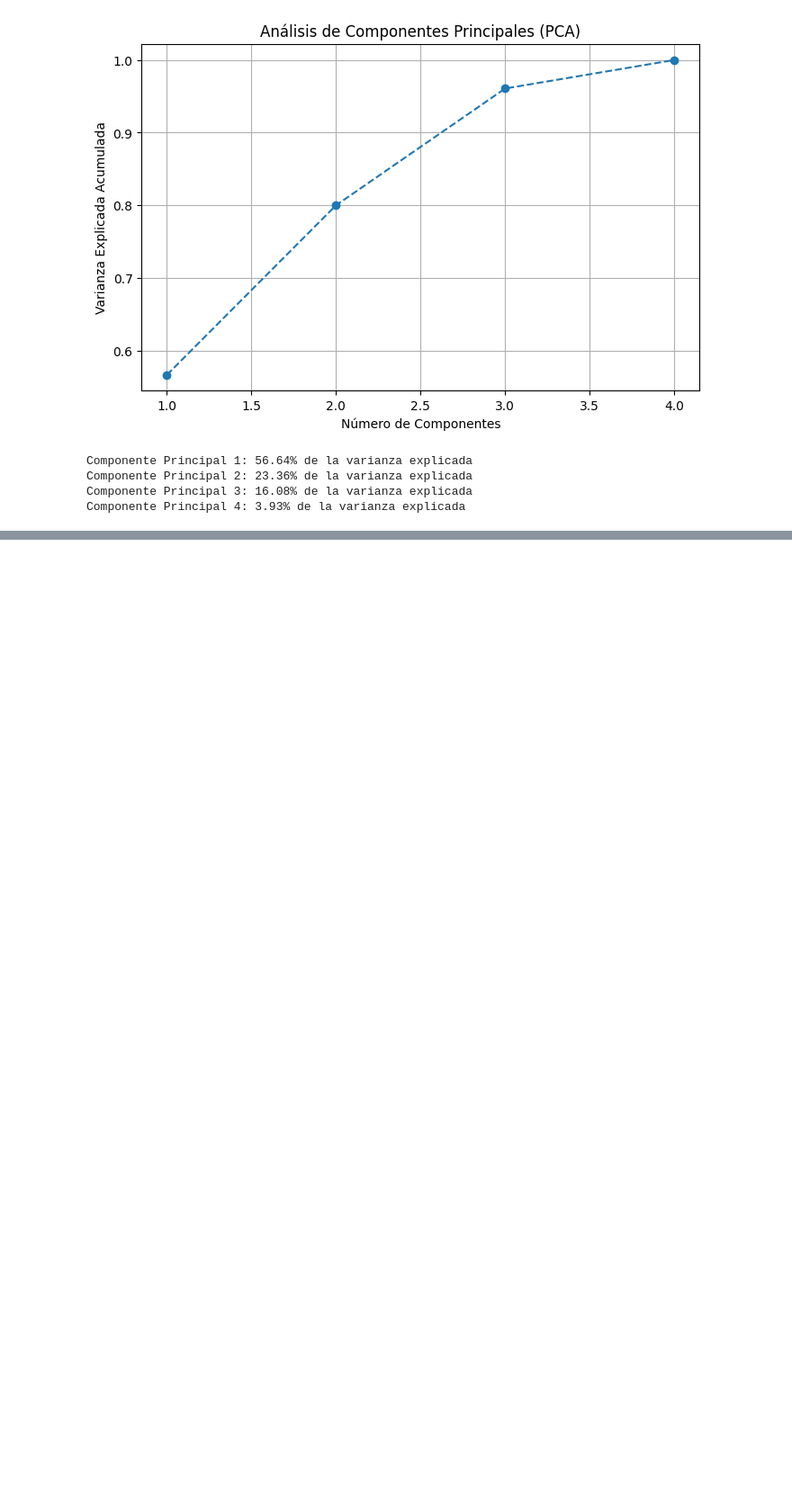
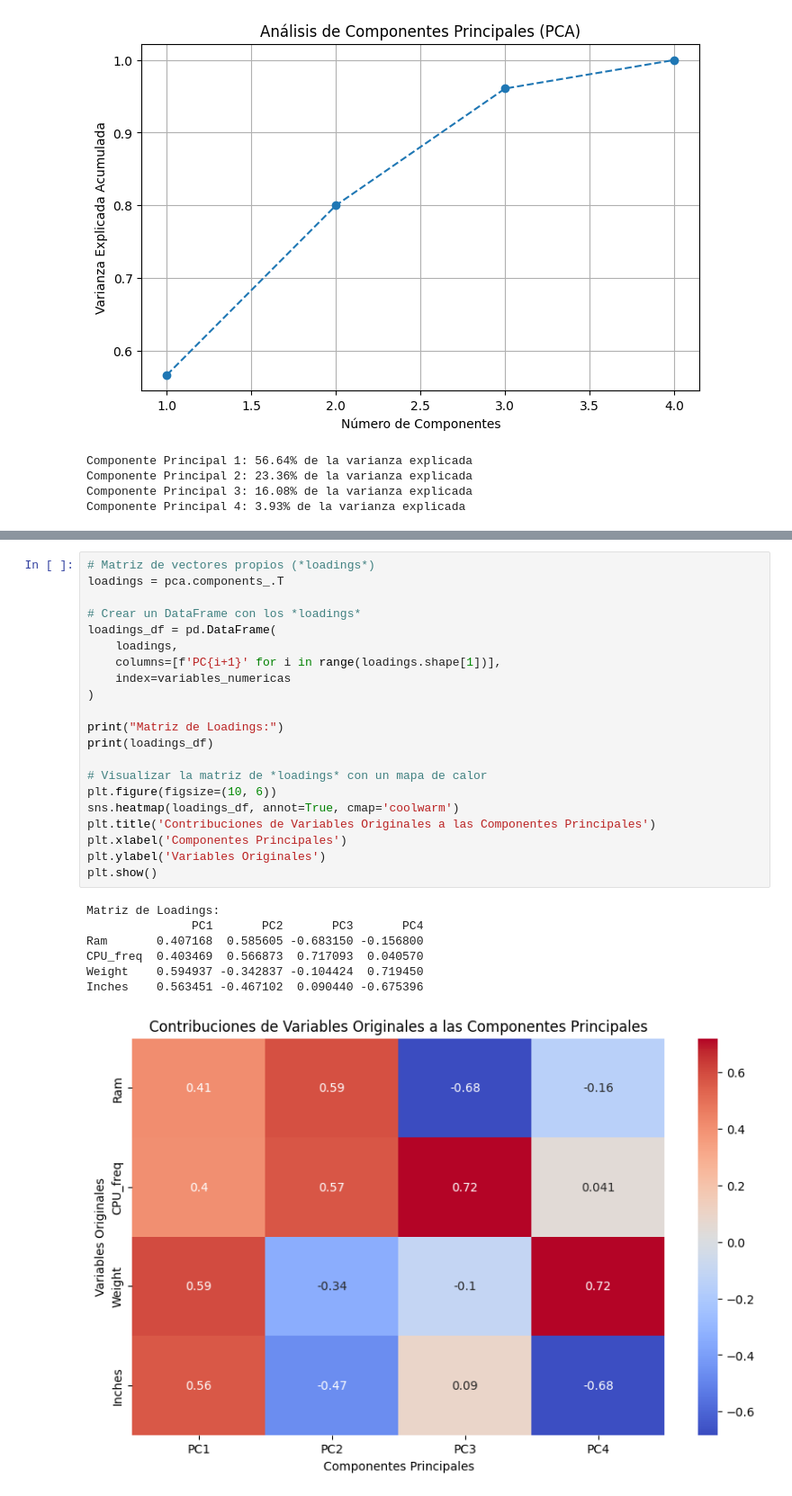
Before and after one commit to gaboCiber/A-statistical-analisis-of-Laptop-Prices, a Jupyter notebook: laptop_prices.ipynb, the cells around one changed output, grey strips where cells are left out. Shown at 90% size. Drawn from its saved outputs; the diff is of its cells as text; blank space fills up the shorter version.

```diff
--- a/laptop_prices.ipynb
+++ b/laptop_prices.ipynb
@@ -1842,0 +1915,29 @@ Componente Principal 4: 3.93% de la varianza explicada
+# %%
+# Matriz de vectores propios (*loadings*)
+loadings = pca.components_.T
+
+# Crear un DataFrame con los *loadings*
+loadings_df = pd.DataFrame(
+    loadings,
+    columns=[f'PC{i+1}' for i in range(loadings.shape[1])],
+    index=variables_numericas
+)
+
+print("Matriz de Loadings:")
+print(loadings_df)
+
+# Visualizar la matriz de *loadings* con un mapa de calor
+plt.figure(figsize=(10, 6))
+sns.heatmap(loadings_df, annot=True, cmap='coolwarm')
+plt.title('Contribuciones de Variables Originales a las Componentes Principales')
+plt.xlabel('Componentes Principales')
+plt.ylabel('Variables Originales')
+plt.show()
+# %% [output]
+Matriz de Loadings:
+               PC1       PC2       PC3       PC4
+Ram       0.407168  0.585605 -0.683150 -0.156800
+CPU_freq  0.403469  0.566873  0.717093  0.040570
+Weight    0.594937 -0.342837 -0.104424  0.719450
+Inches    0.563451 -0.467102  0.090440 -0.675396
+[figure, added]
```
Also changed, not shown: parts of 4 cells of this notebook.
